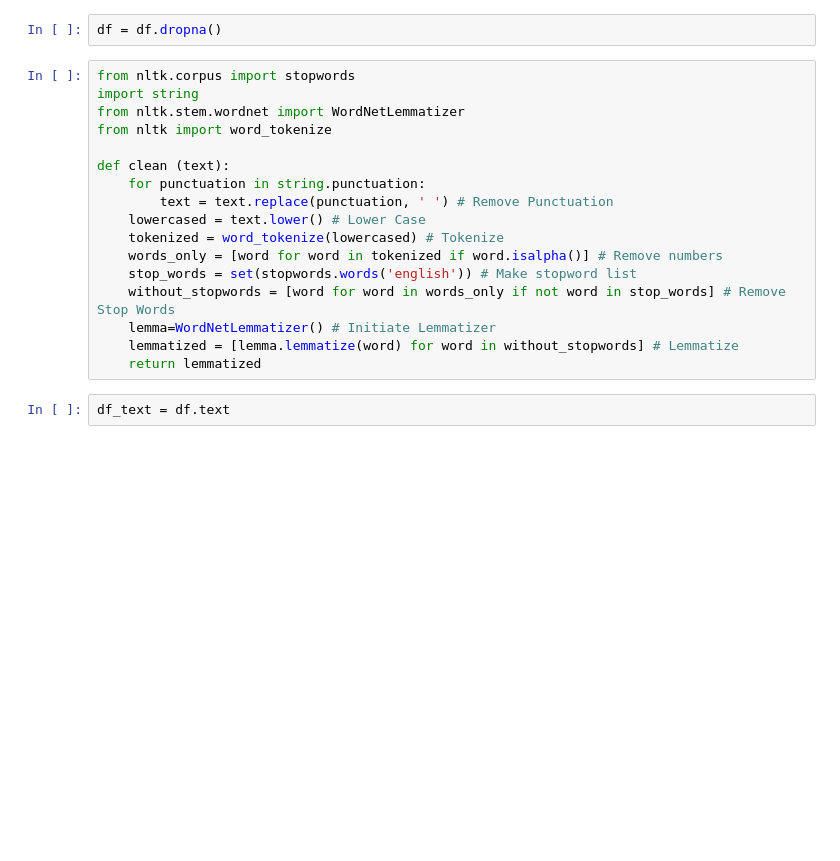
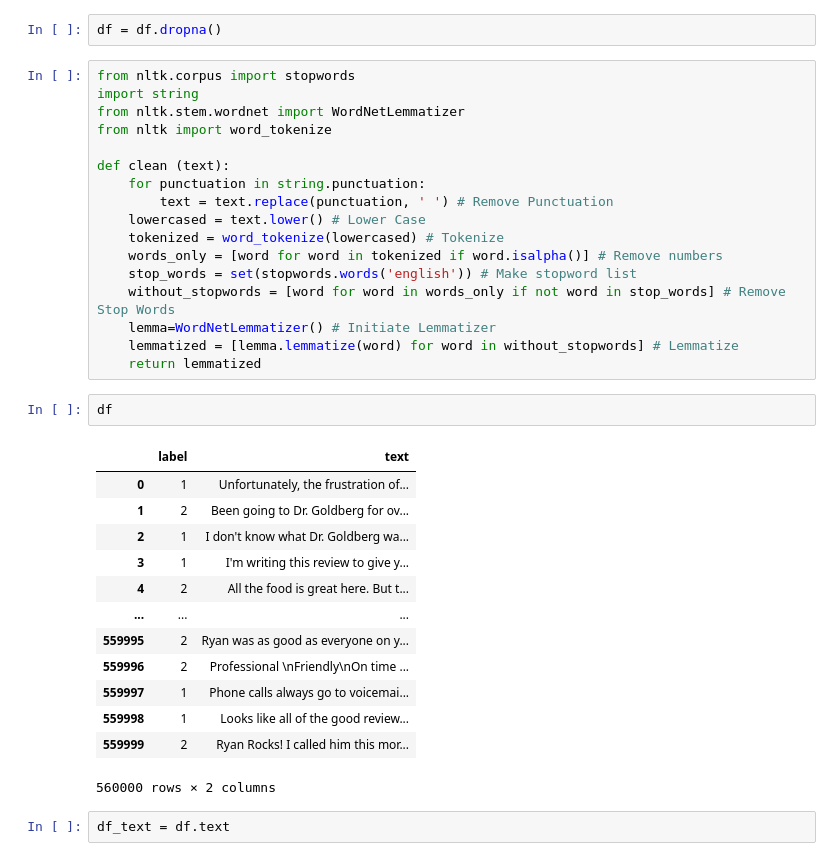
Before and after one commit to marikhomeriki/product_review_analysis, a Jupyter notebook: notebooks/topic_extraction.ipynb, the cells around one changed output. Saved outputs shown, nothing was run; the diff lists cells and outputs as text; blank space fills up the shorter version.

```diff
--- a/notebooks/topic_extraction.ipynb
+++ b/notebooks/topic_extraction.ipynb
@@ -29,6 +29,22 @@ def clean (text):
     lemma=WordNetLemmatizer() # Initiate Lemmatizer
     lemmatized = [lemma.lemmatize(word) for word in without_stopwords] # Lemmatize
     return lemmatized
+# %%
+df
+# %% [output]
+|  | label | text |
+| 0 | 1 | Unfortunately, the frustration of... |
+| 1 | 2 | Been going to Dr. Goldberg for ov... |
+| 2 | 1 | I don't know what Dr. Goldberg wa... |
+| 3 | 1 | I'm writing this review to give y... |
+| 4 | 2 | All the food is great here. But t... |
+| ... | ... | ... |
+| 559995 | 2 | Ryan was as good as everyone on y... |
+| 559996 | 2 | Professional \nFriendly\nOn time ... |
+| 559997 | 1 | Phone calls always go to voicemai... |
+| 559998 | 1 | Looks like all of the good review... |
+| 559999 | 2 | Ryan Rocks! I called him this mor... |
+560000 rows × 2 columns
 # %%
 df_text = df.text
 # %%
```
Also changed, not shown: parts of 9 cells of this notebook, 14 other files.
